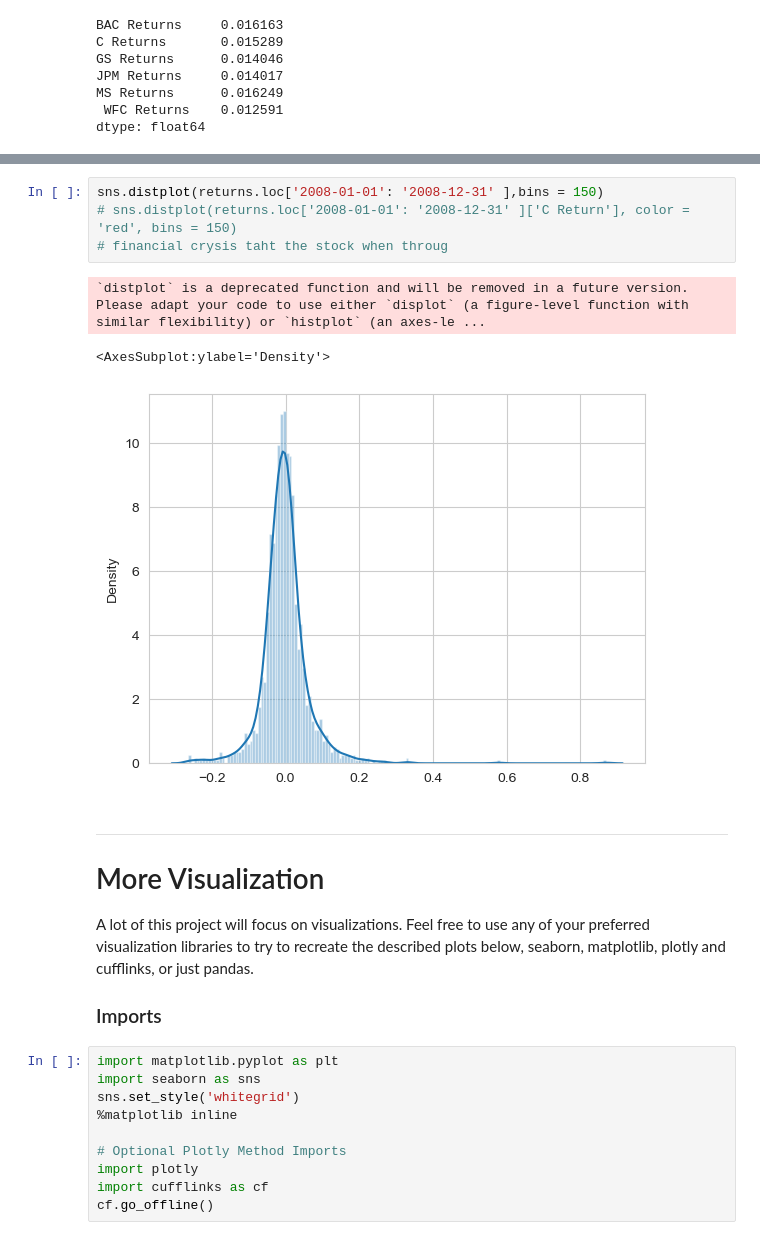
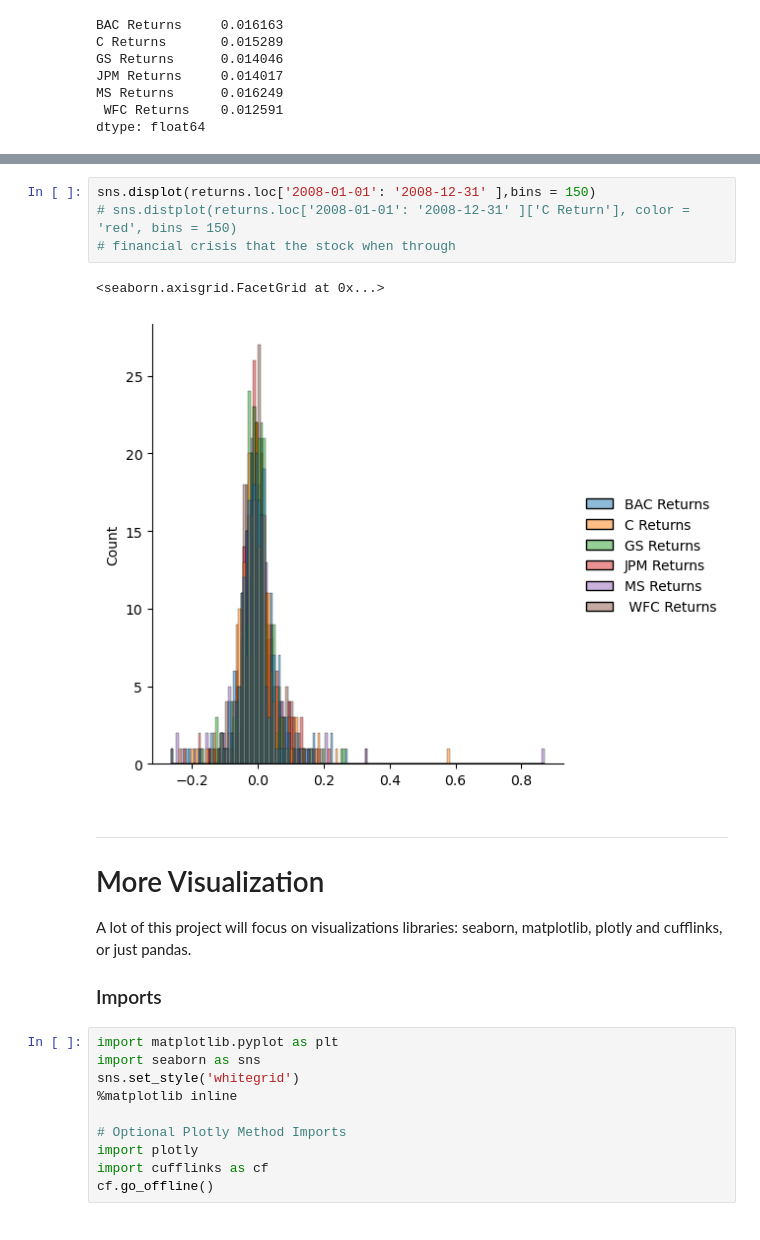
Before and after one commit to JoseArnel/code, a Jupyter notebook: DataScience&MachineLearning/10-Data-Capstone-Projects/03-Finance Project.ipynb, the cells around one changed output, grey strips where cells are left out. Saved outputs shown, nothing was run; the diff lists cells and outputs as text.

```diff
--- a/DataScience&MachineLearning/10-Data-Capstone-Projects/03-Finance Project.ipynb
+++ b/DataScience&MachineLearning/10-Data-Capstone-Projects/03-Finance Project.ipynb
@@ -307,16 +291,15 @@ sns.distplot(returns.loc['2015-01-01': '2015-12-31']['MS Returns'], color = 'gre
 # %%
-sns.distplot(returns.loc['2008-01-01': '2008-12-31' ],bins = 150)
+sns.displot(returns.loc['2008-01-01': '2008-12-31' ],bins = 150)
 # sns.distplot(returns.loc['2008-01-01': '2008-12-31' ]['C Return'], color = 'red', bins = 150)
-# financial crysis taht the stock when throug
+# financial crisis that the stock when through
 # %% [output]
-`distplot` is a deprecated function and will be removed in a future version. Please adapt your code to use either `displot` (a figure-level function with similar flexibility) or `histplot` (an axes-le ...
+<seaborn.axisgrid.FacetGrid at 0x...>
-<AxesSubplot:ylabel='Density'>
-[figure, old version]
+[figure, new version]
 # %% [markdown]
 ____
 # More Visualization
 
-A lot of this project will focus on visualizations. Feel free to use any of your preferred visualization libraries to try to recreate the described plots below, seaborn, matplotlib, plotly and cufflinks, or just pandas.
+A lot of this project will focus on visualizations libraries: seaborn, matplotlib, plotly and cufflinks, or just pandas.
 
 ### Imports
 # %%
```
Also changed, not shown: parts of 34 cells of this notebook, 3 other files.
